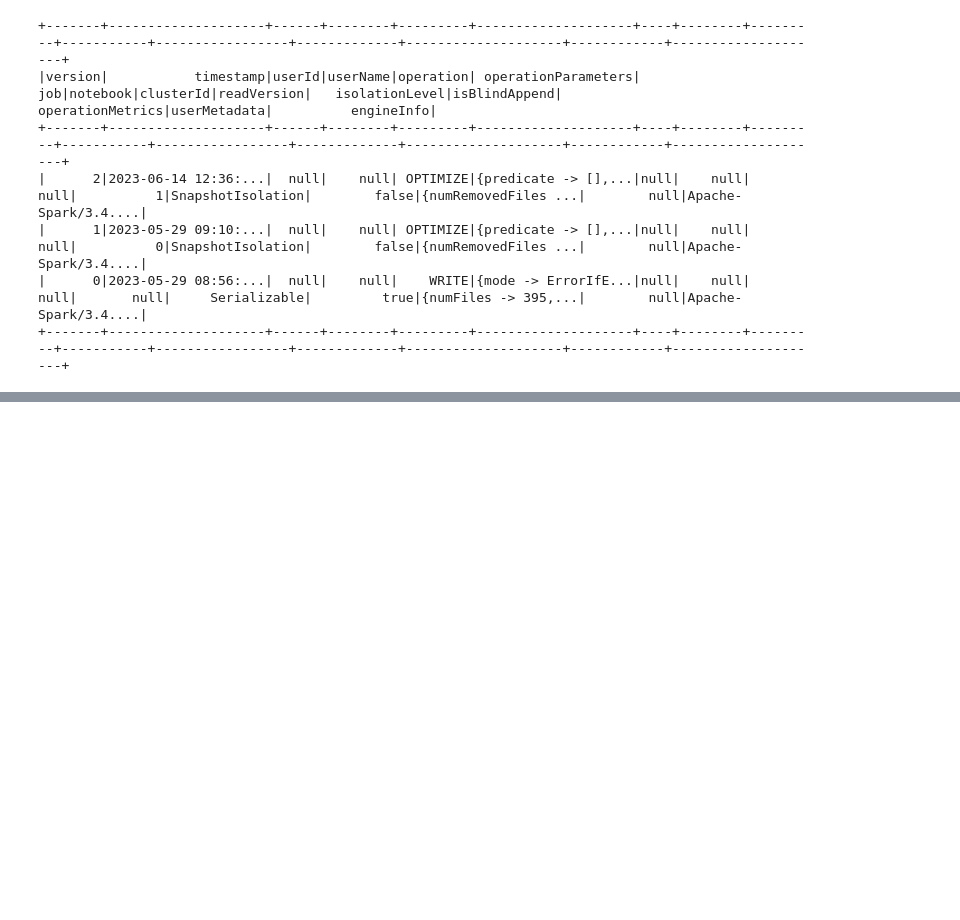
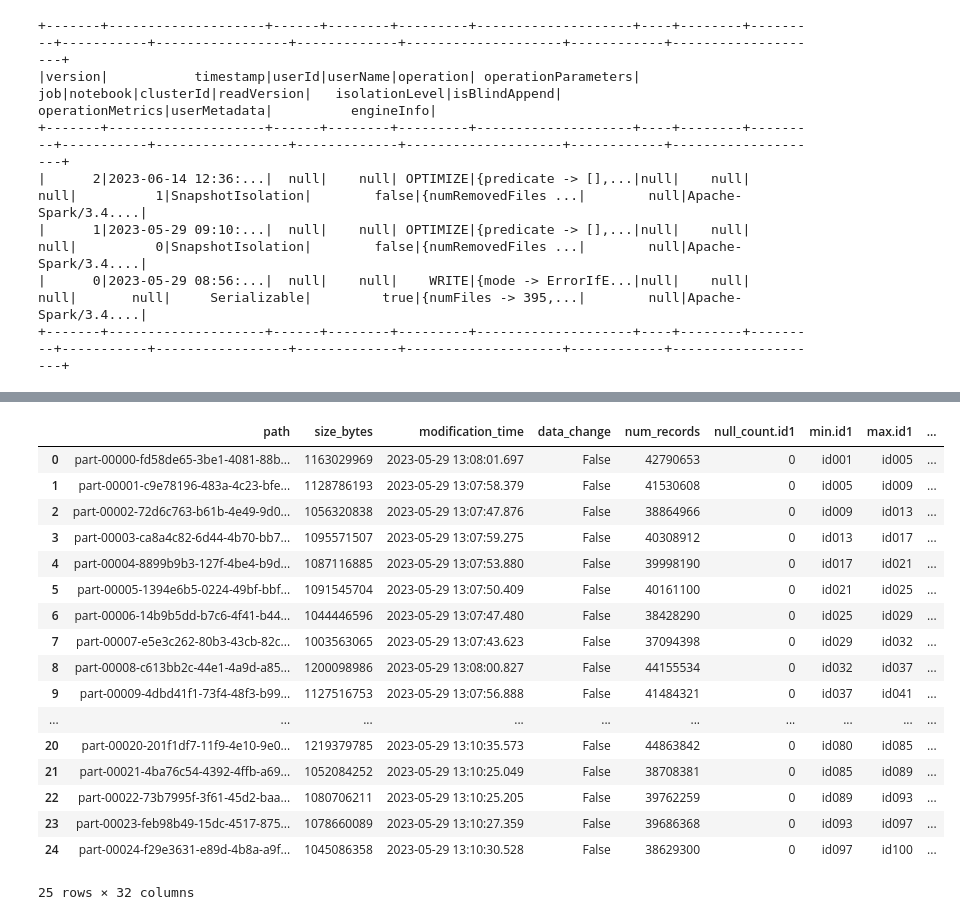
Before and after one commit to delta-io/delta-examples, a Jupyter notebook: notebooks/python-deltalake/csv-parquet-delta-lake.ipynb, the cells around one changed output, grey strips where cells are left out. Saved outputs shown, nothing was run; the diff lists cells and outputs as text; code cells hidden in the pictures; blank space fills up the shorter version.

Commit message:
Clean up CSV, Parquet, Delta Lake notebook

```diff
--- a/notebooks/python-deltalake/csv-parquet-delta-lake.ipynb
+++ b/notebooks/python-deltalake/csv-parquet-delta-lake.ipynb
@@ -264,0 +265,21 @@ Wall time: 1min 6s
+# %%
+DeltaTable(f"{Path.home()}/data/deltalake_baseline_G1_1e9_1e2_0_0", version=1).get_add_actions(flatten=True).to_pandas()
+# %% [output]
+|  | path | size_bytes | modification_time | data_change | num_records | null_count.id1 | min.id1 | max.id1 | ... |
+| 0 | part-00000-fd58de65-3be1-4081-88b... | 1163029969 | 2023-05-29 13:08:01.697 | False | 42790653 | 0 | id001 | id005 | ... |
+| 1 | part-00001-c9e78196-483a-4c23-bfe... | 1128786193 | 2023-05-29 13:07:58.379 | False | 41530608 | 0 | id005 | id009 | ... |
+| 2 | part-00002-72d6c763-b61b-4e49-9d0... | 1056320838 | 2023-05-29 13:07:47.876 | False | 38864966 | 0 | id009 | id013 | ... |
+| 3 | part-00003-ca8a4c82-6d44-4b70-bb7... | 1095571507 | 2023-05-29 13:07:59.275 | False | 40308912 | 0 | id013 | id017 | ... |
+| 4 | part-00004-8899b9b3-127f-4be4-b9d... | 1087116885 | 2023-05-29 13:07:53.880 | False | 39998190 | 0 | id017 | id021 | ... |
+| 5 | part-00005-1394e6b5-0224-49bf-bbf... | 1091545704 | 2023-05-29 13:07:50.409 | False | 40161100 | 0 | id021 | id025 | ... |
+| 6 | part-00006-14b9b5dd-b7c6-4f41-b44... | 1044446596 | 2023-05-29 13:07:47.480 | False | 38428290 | 0 | id025 | id029 | ... |
+| 7 | part-00007-e5e3c262-80b3-43cb-82c... | 1003563065 | 2023-05-29 13:07:43.623 | False | 37094398 | 0 | id029 | id032 | ... |
+| 8 | part-00008-c613bb2c-44e1-4a9d-a85... | 1200098986 | 2023-05-29 13:08:00.827 | False | 44155534 | 0 | id032 | id037 | ... |
+| 9 | part-00009-4dbd41f1-73f4-48f3-b99... | 1127516753 | 2023-05-29 13:07:56.888 | False | 41484321 | 0 | id037 | id041 | ... |
+| ... | ... | ... | ... | ... | ... | ... | ... | ... | ... |
+| 20 | part-00020-201f1df7-11f9-4e10-9e0... | 1219379785 | 2023-05-29 13:10:35.573 | False | 44863842 | 0 | id080 | id085 | ... |
+| 21 | part-00021-4ba76c54-4392-4ffb-a69... | 1052084252 | 2023-05-29 13:10:25.049 | False | 38708381 | 0 | id085 | id089 | ... |
+| 22 | part-00022-73b7995f-3f61-45d2-baa... | 1080706211 | 2023-05-29 13:10:25.205 | False | 39762259 | 0 | id089 | id093 | ... |
+| 23 | part-00023-feb98b49-15dc-4517-875... | 1078660089 | 2023-05-29 13:10:27.359 | False | 39686368 | 0 | id093 | id097 | ... |
+| 24 | part-00024-f29e3631-e89d-4b8a-a9f... | 1045086358 | 2023-05-29 13:10:30.528 | False | 38629300 | 0 | id097 | id100 | ... |
+25 rows × 32 columns
```
Also changed, not shown: parts of 27 cells of this notebook, 2 other files.
